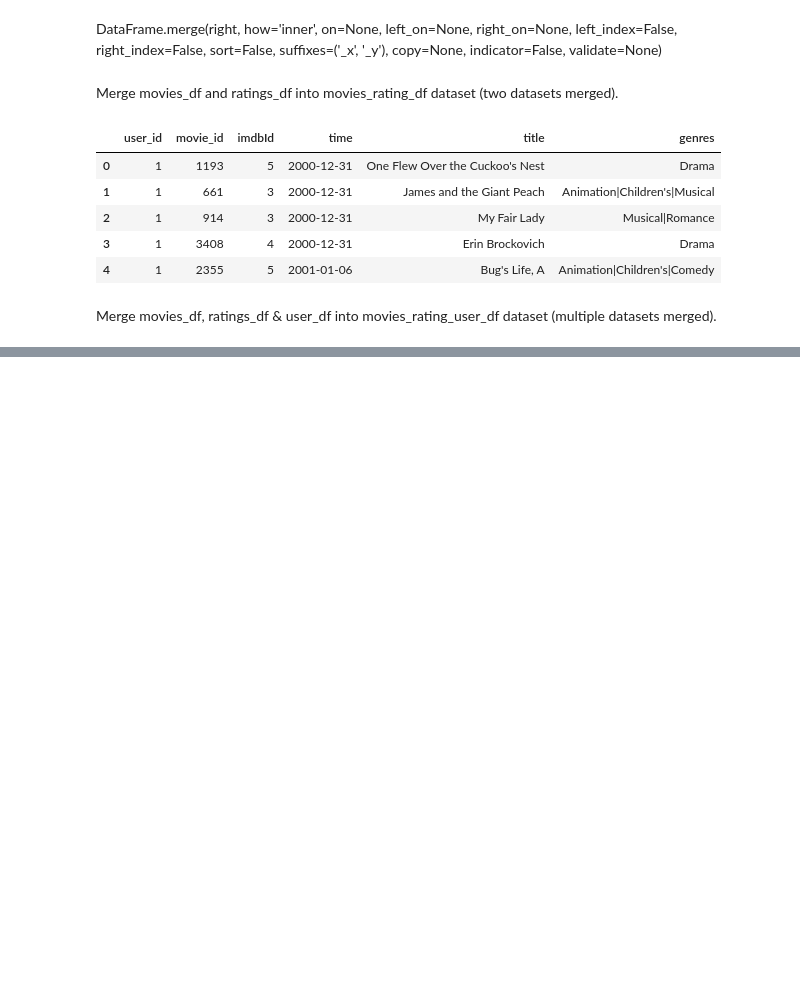
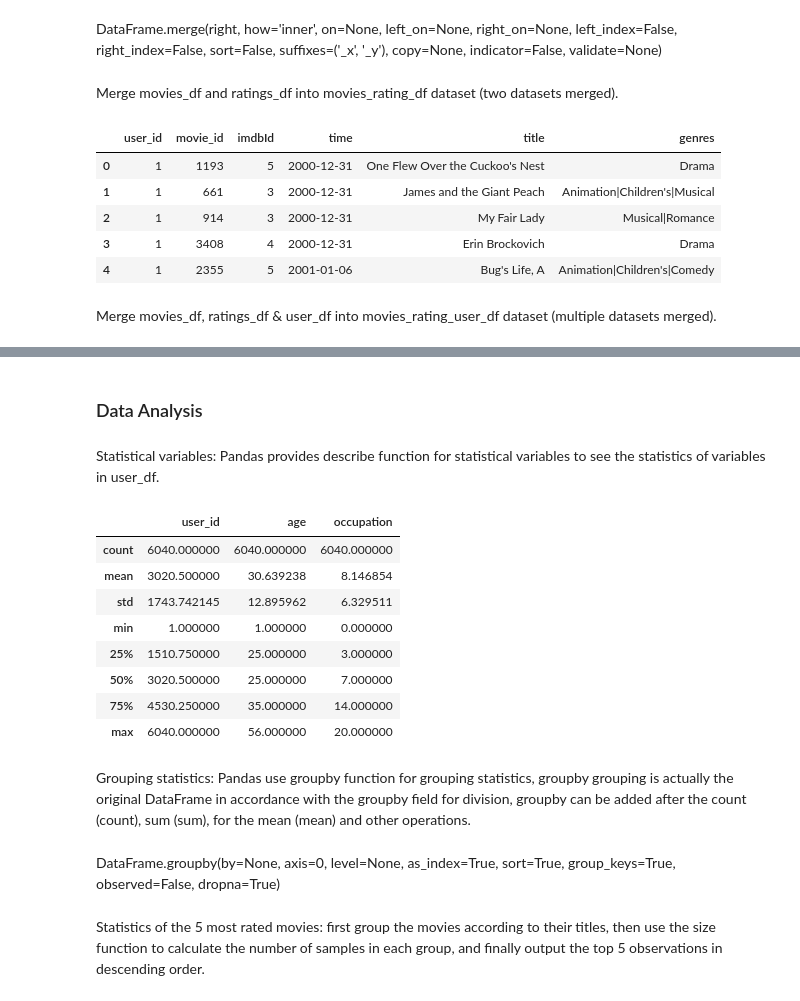
Before and after one commit to cifiyoo/hwt-project, a Jupyter notebook: hwt-project.ipynb, the cells around one changed output, grey strips where cells are left out. Drawn from its saved outputs; the diff is of its cells as text; code cells hidden in the pictures; blank space fills up the shorter version.

Commit message:
Add files via upload
Perform data analysis on a data set to understand the underlying distribution of the data, and the relationships between the data.

```diff
--- a/hwt-project.ipynb
+++ b/hwt-project.ipynb
@@ -199,3 +199,25 @@ movies_ratings_user_df.head()
 | 2 | 1 | 914 | 3 | 2000-12-31 | My Fair Lady | Musical|Romance | F | 1 | 10 | 48067 |
 | 3 | 1 | 3408 | 4 | 2000-12-31 | Erin Brockovich | Drama | F | 1 | 10 | 48067 |
 | 4 | 1 | 2355 | 5 | 2001-01-06 | Bug's Life, A | Animation|Children's|Comedy | F | 1 | 10 | 48067 |
+# %% [markdown]
+### Data  Analysis
+# %% [markdown]
+Statistical variables: Pandas provides describe function for statistical variables to see the statistics of variables in user_df.
+# %%
+user_df.describe()
+# %% [output]
+|  | user_id | age | occupation |
+| count | 6040.000000 | 6040.000000 | 6040.000000 |
+| mean | 3020.500000 | 30.639238 | 8.146854 |
+| std | 1743.742145 | 12.895962 | 6.329511 |
+| min | 1.000000 | 1.000000 | 0.000000 |
+| 25% | 1510.750000 | 25.000000 | 3.000000 |
+| 50% | 3020.500000 | 25.000000 | 7.000000 |
+| 75% | 4530.250000 | 35.000000 | 14.000000 |
+| max | 6040.000000 | 56.000000 | 20.000000 |
+# %% [markdown]
+Grouping statistics: Pandas use groupby function for grouping statistics, groupby grouping is actually the original DataFrame in accordance with the groupby field for division, groupby can be added after the count (count), sum (sum), for the mean (mean) and other operations.
+# %% [markdown]
+DataFrame.groupby(by=None, axis=0, level=None, as_index=True, sort=True, group_keys=True, observed=False, dropna=True)
+# %% [markdown]
+Statistics of the 5 most rated movies: first group the movies according to their titles, then use the size function to calculate the number of samples in each group, and finally output the top 5 observations in descending order.
```
Also changed, not shown: parts of 13 cells of this notebook.
